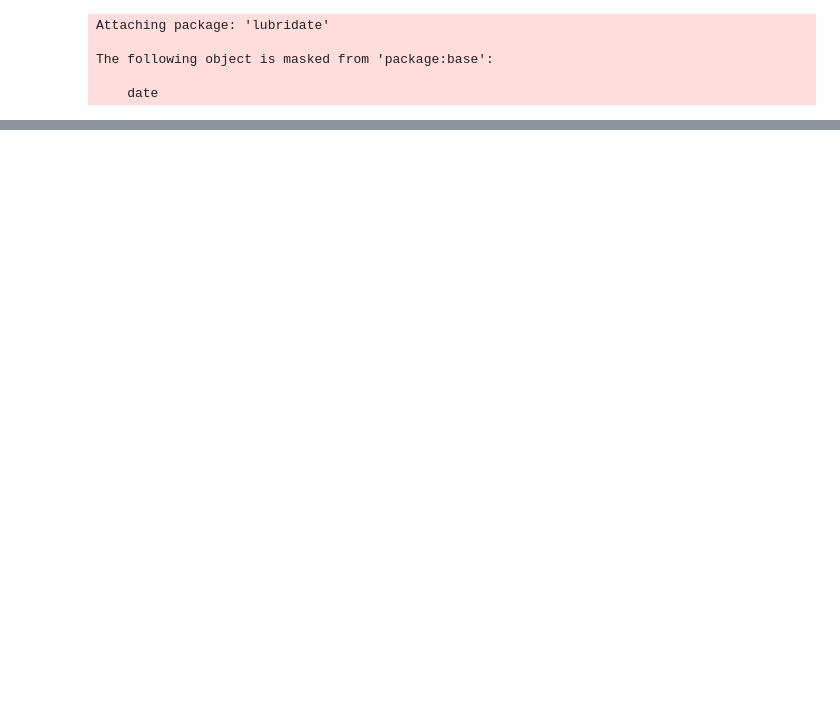
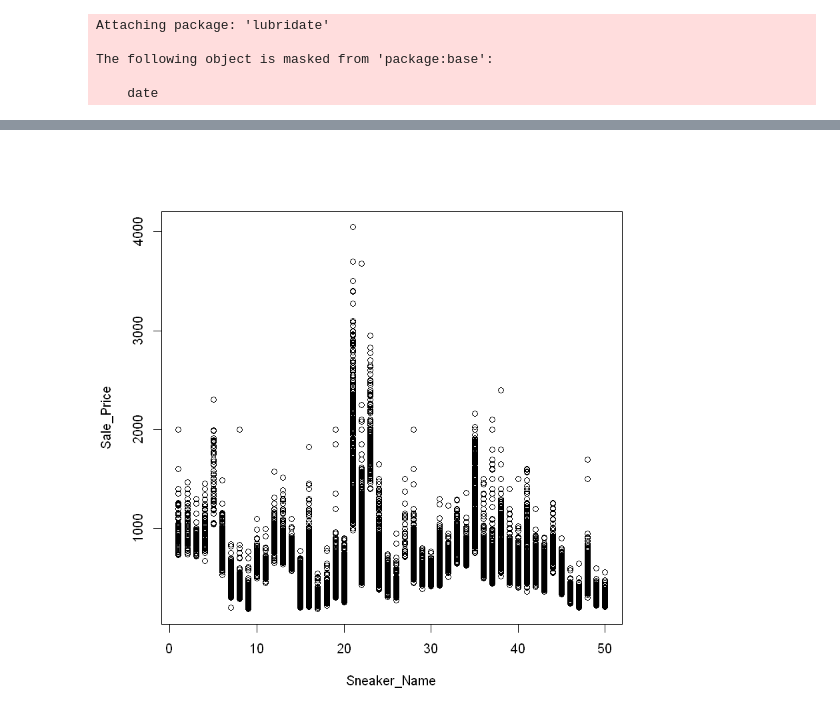
Before and after one commit to rabulhasan/CIS3920-Projects, a Jupyter notebook: Sneaker modified 04172022 v02.ipynb, the cells around one changed output, grey strips where cells are left out. Saved outputs shown, nothing was run; the diff lists cells and outputs as text; code cells hidden in the pictures; blank space fills up the shorter version.

```diff
--- a/Sneaker modified 04172022 v02.ipynb
+++ b/Sneaker modified 04172022 v02.ipynb
@@ -70,0 +83,4 @@ summary(NewSneaker)
+# %%
+plot(Sneaker_Name, Sale_Price)
+# %% [output]
+[figure, added]
```
Also changed, not shown: parts of 12 cells of this notebook.
